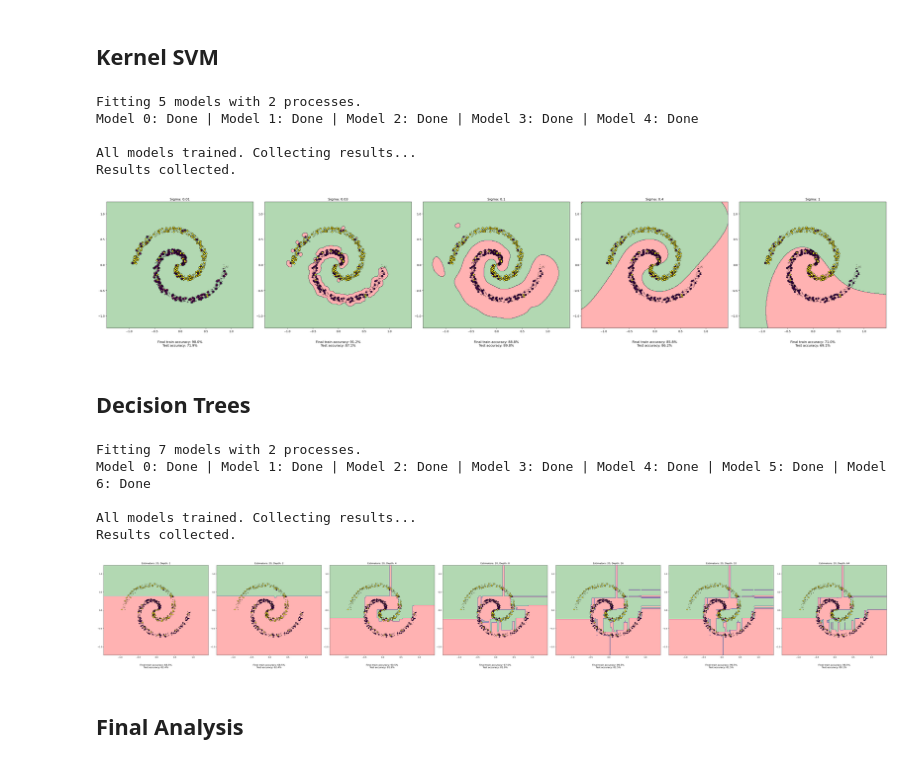
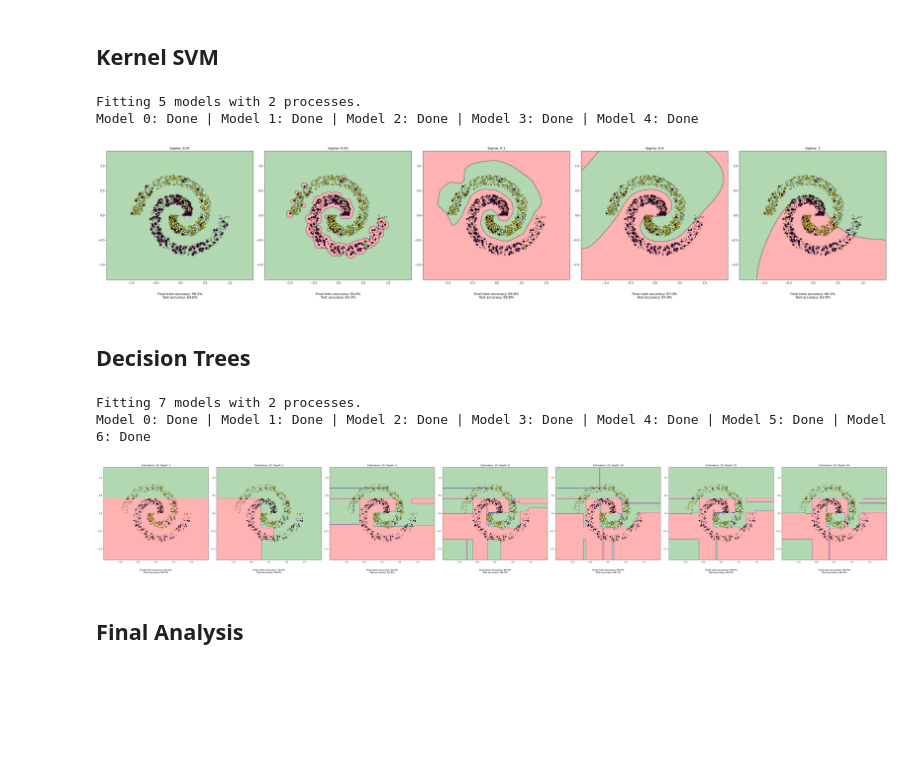
Before and after one commit to NoahWedlich/AppliedMLProject, a Jupyter notebook: main.ipynb, the cells around one changed output. Drawn from its saved outputs; the diff is of its cells as text; code cells hidden in the pictures; blank space fills up the shorter version.

```diff
--- a/main.ipynb
+++ b/main.ipynb
@@ -95,12 +96,12 @@ def train_tunable_model(cf):
 
     return models
 # %%
-def show_tunable_model(cf, trained_models):
+def show_tunable_model(title_generator, train_df, test_df, trained_models):
     fig, axs = plt.subplots(1, len(trained_models), figsize=(8*len(trained_models), 8))
     if len(trained_models) == 1:
         axs = np.array([axs])
 
-    df = pd.concat([cf.train_df, cf.test_df])
+    df = pd.concat([train_df, test_df])
 
     x_min, x_max = df['x'].min() - 0.5, df['x'].max() + 0.5
     y_min, y_max = df['y'].min() - 0.5, df['y'].max() + 0.5
@@ -111,12 +112,12 @@ def show_tunable_model(cf, trained_models):
     cmap = matplotlib.colors.ListedColormap(['red', 'blue', 'green'])
     colors = df['label'].astype("category").cat.codes
 
-    num_train_samples = len(cf.train_df)
+    num_train_samples = len(train_df)
     colors_train = colors[:num_train_samples]
     colors_test = colors[num_train_samples:]
 
     for ax, trained_model in zip(axs.flat, trained_models):
-        ax.set_title(cf.title_generator(trained_model["params"]))
+        ax.set_title(title_generator(trained_model["params"]))
         ax.set(aspect="equal")
 
         model = trained_model["model"]
@@ -128,8 +129,8 @@ def show_tunable_model(cf, trained_models):
 
         ax.contourf(x_list, y_list, h_list, cmap=cmap, alpha=0.3)
 
-        ax.scatter(cf.test_df['x'], cf.test_df['y'], c=colors_test, edgecolor='k', alpha=0.6, s=5)
-        ax.scatter(cf.train_df['x'], cf.train_df['y'], c=colors_train, edgecolor='k')
+        ax.scatter(test_df['x'], test_df['y'], c=colors_test, edgecolor='k', alpha=0.6, s=5)
+        ax.scatter(train_df['x'], train_df['y'], c=colors_train, edgecolor='k')
 
     plt.tight_layout()
     plt.show()
@@ -209,3 +203,16 @@ configNN = ExperimentConfig(
 # %%
-trained_models = train_tunable_model(configNN)
+train_split = 0.2
+df, train_df, test_df = train_test_split(
+    gen.sample(num_samples=1000),
+    training_data_fraction=train_split,
+    return_numpy=False
+)
+
+params = {
+    'widths': list(map(lambda x: (2,)+(10,)*x+(2,), [1,0])),
+    'activation': ["ReLU"],
+    'optimizer': GDOptimizer(learning_rate=0.5)
+}
+
+trained_models = trainNN(params, train_df=train_df, test_df=test_df, num_epochs=3000, num_batches = 5, random_seed=5)
 # %% [output]
@@ -263,15 +255,26 @@ configSVM = ExperimentConfig(
 # %%
-trained_models = train_tunable_model(configSVM)
+params = {
+    'kernel': ['rbf'],
+    'sigma': [0.01,0.03,0.1,0.4,1],
+    'degree': range(1),
+    'intercept': range(3),
+}
+
+train_split = 0.2
+df, train_df, test_df = train_test_split(
+    gen.sample(num_samples=2000),
+    training_data_fraction=train_split,
+    return_numpy=False
+)
+
+trained_models = trainKernelSVM(params, test_df=test_df, train_df=train_df, random_seed=5)
 # %% [output]
 Fitting 5 models with 2 processes.
 Model 0: Done | Model 1: Done | Model 2: Done | Model 3: Done | Model 4: Done
-
-All models trained. Collecting results...
-Results collected.
 # %%
-show_tunable_model(configSVM, trained_models)
+show_tunable_model(train_df=train_df, test_df=test_df, title_generator=title_generatorKernelSVM, trained_models=trained_models)
 # %% [output]
-[figure, old version]
+[figure, new version]
 # %% [markdown]
 ## Decision Trees
 # %%
@@ -316,15 +307,26 @@ configTrees = ExperimentConfig(
 # %%
-trained_models = train_tunable_model(configTrees)
+params = {
+    'n_estimators': [20],
+    'max_depth': [1,2,4,8,16,32,64],
+    'min_samples_split': 2,
+    'max_features': None
+}
+
+train_split = 0.2
+df, train_df, test_df = train_test_split(
+    gen.sample(num_samples=1000),
+    training_data_fraction=train_split,
+    return_numpy=False
+)
+
+trained_models = trainForest(params, test_df=test_df, train_df=train_df, random_seed=5)
 # %% [output]
 Fitting 7 models with 2 processes.
 Model 0: Done | Model 1: Done | Model 2: Done | Model 3: Done | Model 4: Done | Model 5: Done | Model 6: Done
-
-All models trained. Collecting results...
-Results collected.
 # %%
-show_tunable_model(configTrees, trained_models)
+show_tunable_model(train_df=train_df, test_df=test_df, title_generator=title_generator_forest, trained_models=trained_models)
 # %% [output]
-[figure, old version]
+[figure, new version]
 # %% [markdown]
 ## Final Analysis
 # %%
```
Also changed, not shown: parts of 11 cells of this notebook.
